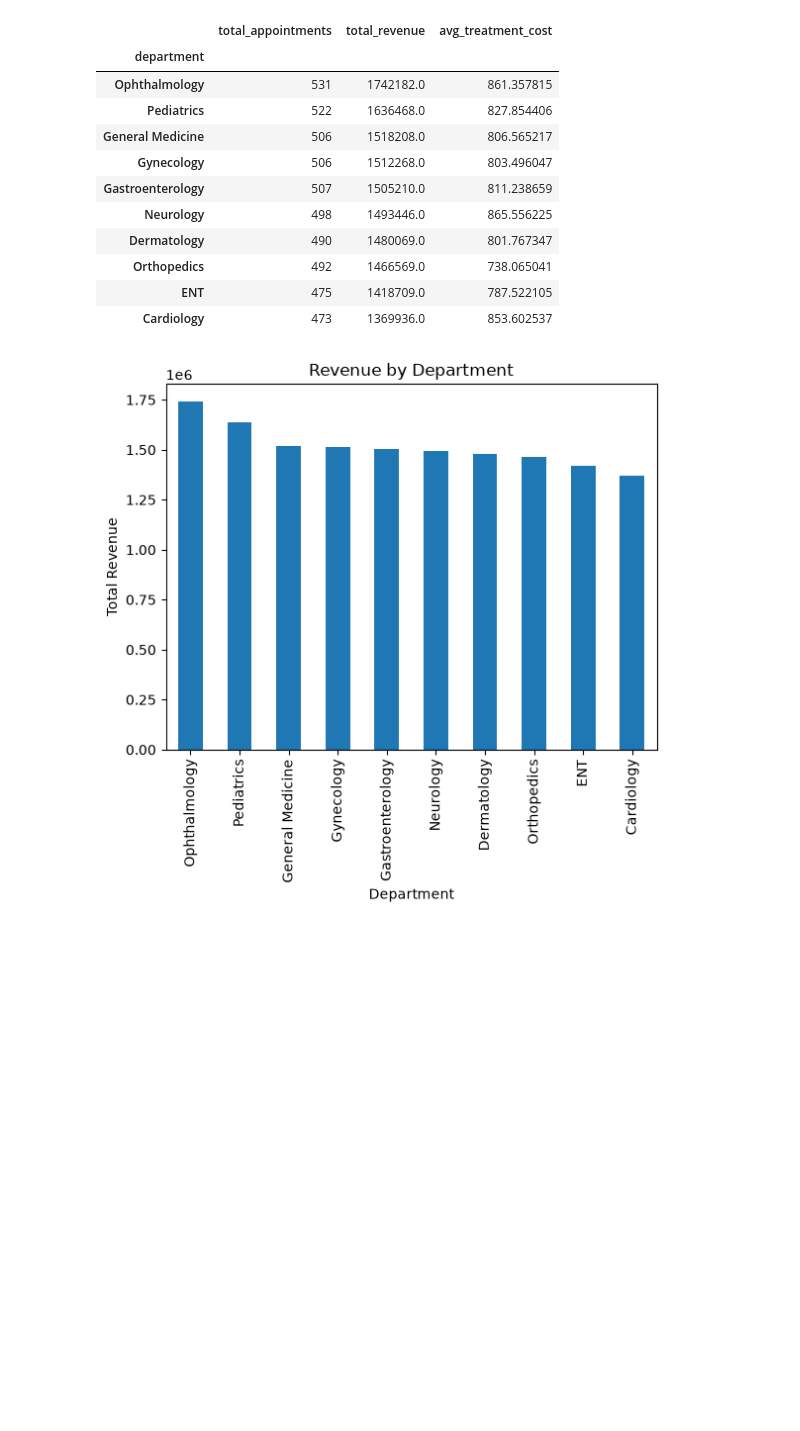
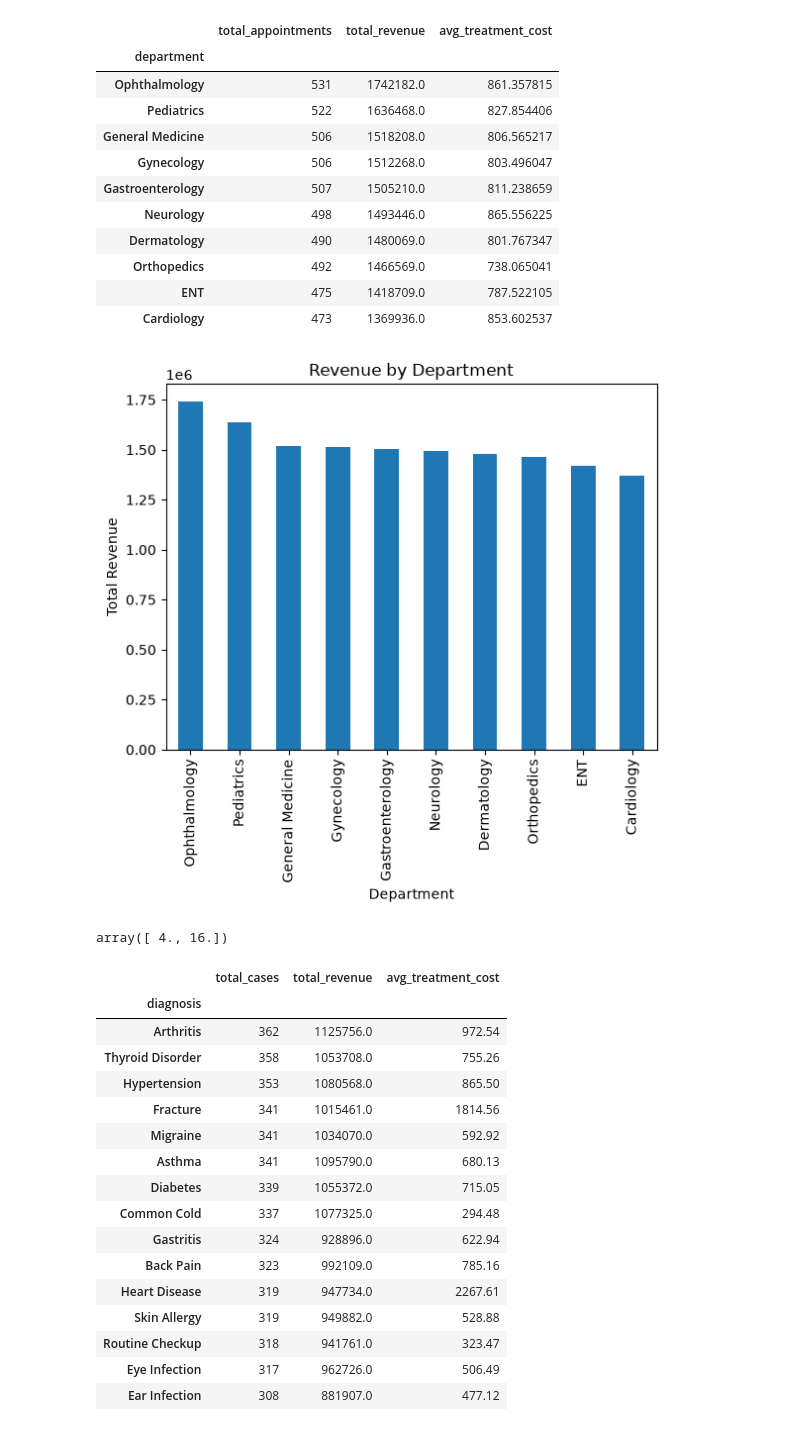
Before and after one commit to Anandmohan2006/Healthcare_analysis, a Jupyter notebook: Python/Healthcare_Analysis.ipynb, the cells around one changed output. Cells and saved outputs as stored; diff of their text form; code cells hidden in the pictures; blank space fills up the shorter version.

```diff
--- a/Python/Healthcare_Analysis.ipynb
+++ b/Python/Healthcare_Analysis.ipynb
@@ -305,5 +309,40 @@ plt.xlabel("Department")
 plt.ylabel("Total Revenue")
 plt.xticks(rotation=90)
 plt.show()
+
+plt.figaspect(5)
 # %% [output]
 [figure]
+array([ 4., 16.])
+# %%
+diagnosis_analysis = (
+    healthcare
+    .groupby("diagnosis")
+    .agg(
+        total_cases=("appointment_id", "count"),
+        total_revenue=("amount", "sum"),
+        avg_treatment_cost=("treatment_cost", "mean")
+    )
+    .round(2)
+    .sort_values("total_cases", ascending=False)
+)
+
+diagnosis_analysis
+# %% [output]
+|  | total_cases | total_revenue | avg_treatment_cost |
+| diagnosis |  |  |  |
+| Arthritis | 362 | 1125756.0 | 972.54 |
+| Thyroid Disorder | 358 | 1053708.0 | 755.26 |
+| Hypertension | 353 | 1080568.0 | 865.50 |
+| Fracture | 341 | 1015461.0 | 1814.56 |
+| Migraine | 341 | 1034070.0 | 592.92 |
+| Asthma | 341 | 1095790.0 | 680.13 |
+| Diabetes | 339 | 1055372.0 | 715.05 |
+| Common Cold | 337 | 1077325.0 | 294.48 |
+| Gastritis | 324 | 928896.0 | 622.94 |
+| Back Pain | 323 | 992109.0 | 785.16 |
+| Heart Disease | 319 | 947734.0 | 2267.61 |
+| Skin Allergy | 319 | 949882.0 | 528.88 |
+| Routine Checkup | 318 | 941761.0 | 323.47 |
+| Eye Infection | 317 | 962726.0 | 506.49 |
+| Ear Infection | 308 | 881907.0 | 477.12 |
```
Also changed, not shown: parts of 5 cells of this notebook, 1 other file.
